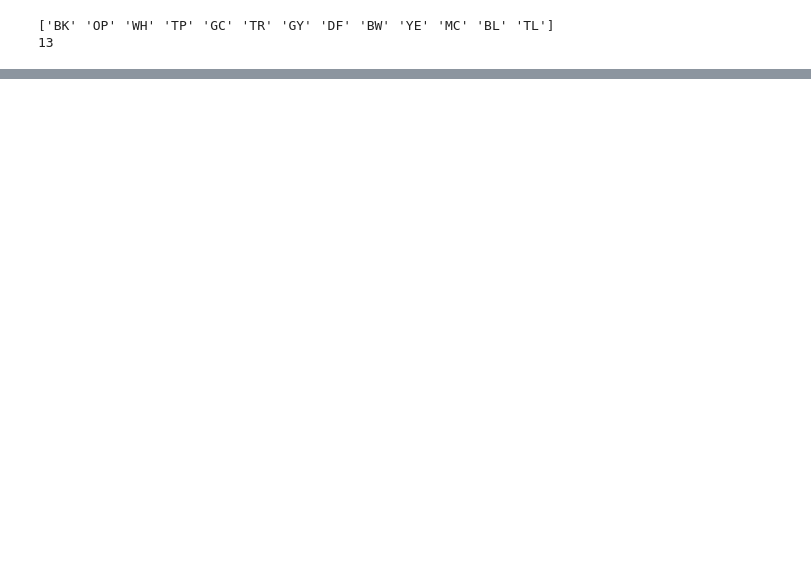
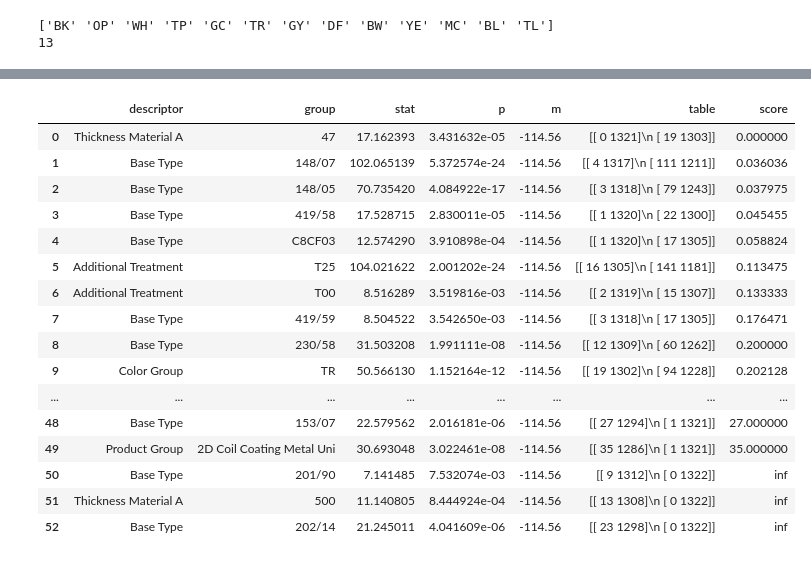
Before and after one commit to wesleybeckner/caravel, a Jupyter notebook: examples/wonkafy.ipynb, the cells around one changed output, grey strips where cells are left out. Saved outputs shown, nothing was run; the diff lists cells and outputs as text; code cells hidden in the pictures; blank space fills up the shorter version.

Commit message:
stat df created

```diff
--- a/examples/wonkafy.ipynb
+++ b/examples/wonkafy.ipynb
@@ -278,3 +333,23 @@ df['Product'] = df[df.columns[:-2]].agg('-'.join, axis=1)
+# %%
+stat_df
+# %% [output]
+|  | descriptor | group | stat | p | m | table | score |
+| 0 | Thickness Material A | 47 | 17.162393 | 3.431632e-05 | -114.56 | [[ 0 1321]\n [ 19 1303]] | 0.000000 |
+| 1 | Base Type | 148/07 | 102.065139 | 5.372574e-24 | -114.56 | [[ 4 1317]\n [ 111 1211]] | 0.036036 |
+| 2 | Base Type | 148/05 | 70.735420 | 4.084922e-17 | -114.56 | [[ 3 1318]\n [ 79 1243]] | 0.037975 |
+| 3 | Base Type | 419/58 | 17.528715 | 2.830011e-05 | -114.56 | [[ 1 1320]\n [ 22 1300]] | 0.045455 |
+| 4 | Base Type | C8CF03 | 12.574290 | 3.910898e-04 | -114.56 | [[ 1 1320]\n [ 17 1305]] | 0.058824 |
+| 5 | Additional Treatment | T25 | 104.021622 | 2.001202e-24 | -114.56 | [[ 16 1305]\n [ 141 1181]] | 0.113475 |
+| 6 | Additional Treatment | T00 | 8.516289 | 3.519816e-03 | -114.56 | [[ 2 1319]\n [ 15 1307]] | 0.133333 |
+| 7 | Base Type | 419/59 | 8.504522 | 3.542650e-03 | -114.56 | [[ 3 1318]\n [ 17 1305]] | 0.176471 |
+| 8 | Base Type | 230/58 | 31.503208 | 1.991111e-08 | -114.56 | [[ 12 1309]\n [ 60 1262]] | 0.200000 |
+| 9 | Color Group | TR | 50.566130 | 1.152164e-12 | -114.56 | [[ 19 1302]\n [ 94 1228]] | 0.202128 |
+| ... | ... | ... | ... | ... | ... | ... | ... |
+| 48 | Base Type | 153/07 | 22.579562 | 2.016181e-06 | -114.56 | [[ 27 1294]\n [ 1 1321]] | 27.000000 |
+| 49 | Product Group | 2D Coil Coating Metal Uni | 30.693048 | 3.022461e-08 | -114.56 | [[ 35 1286]\n [ 1 1321]] | 35.000000 |
+| 50 | Base Type | 201/90 | 7.141485 | 7.532074e-03 | -114.56 | [[ 9 1312]\n [ 0 1322]] | inf |
+| 51 | Thickness Material A | 500 | 11.140805 | 8.444924e-04 | -114.56 | [[ 13 1308]\n [ 0 1322]] | inf |
+| 52 | Base Type | 202/14 | 21.245011 | 4.041609e-06 | -114.56 | [[ 23 1298]\n [ 0 1322]] | inf |
 # %%
 from jupyter_dash import JupyterDash
 # %%
```
Also changed, not shown: parts of 13 cells of this notebook, 1 other file.
